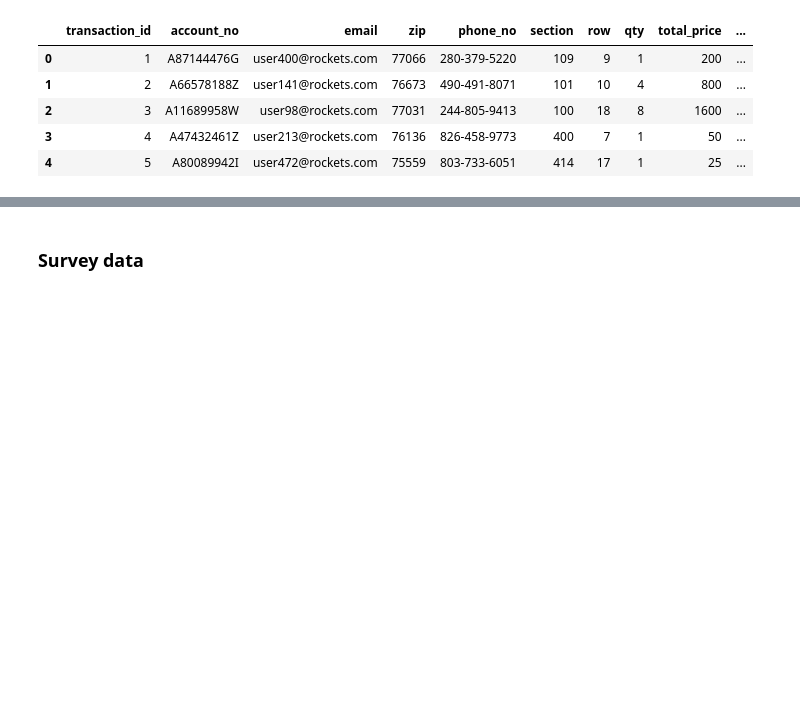
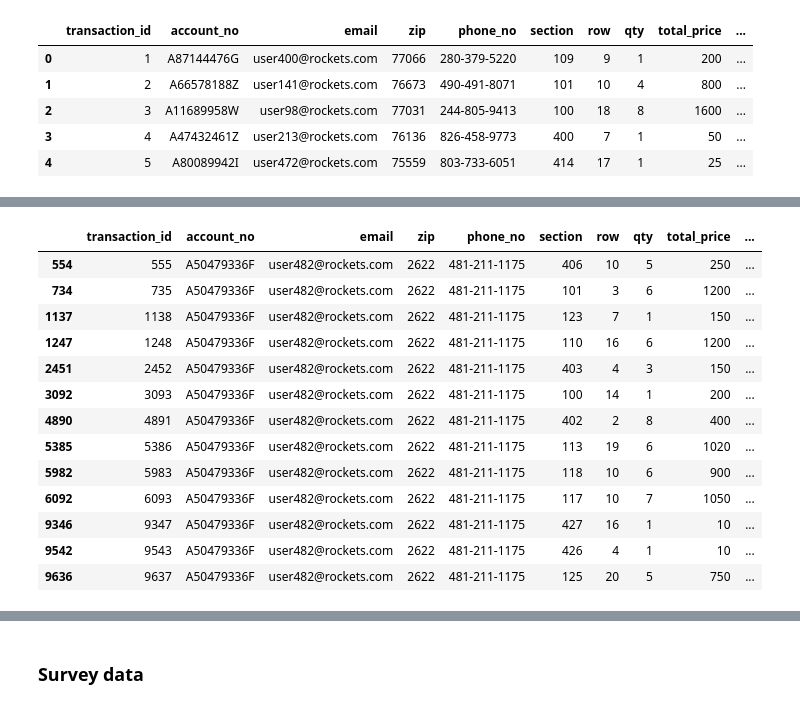
Before and after one commit to mil2tech/DE-NBA-HOU, a Jupyter notebook: jarrid_workbook.ipynb, the cells around one changed output, grey strips where cells are left out. Cells and saved outputs as stored; diff of their text form; code cells hidden in the pictures; blank space fills up the shorter version.

```diff
--- a/jarrid_workbook.ipynb
+++ b/jarrid_workbook.ipynb
@@ -230,0 +311,18 @@ ticket_data.head()
+# %%
+# verification of email is only associated with zip 2622
+ticket_data[ticket_data['email'] == 'user482@rockets.com']
+# %% [output]
+|  | transaction_id | account_no | email | zip | phone_no | section | row | qty | total_price | ... |
+| 554 | 555 | A50479336F | user482@rockets.com | 2622 | 481-211-1175 | 406 | 10 | 5 | 250 | ... |
+| 734 | 735 | A50479336F | user482@rockets.com | 2622 | 481-211-1175 | 101 | 3 | 6 | 1200 | ... |
+| 1137 | 1138 | A50479336F | user482@rockets.com | 2622 | 481-211-1175 | 123 | 7 | 1 | 150 | ... |
+| 1247 | 1248 | A50479336F | user482@rockets.com | 2622 | 481-211-1175 | 110 | 16 | 6 | 1200 | ... |
+| 2451 | 2452 | A50479336F | user482@rockets.com | 2622 | 481-211-1175 | 403 | 4 | 3 | 150 | ... |
+| 3092 | 3093 | A50479336F | user482@rockets.com | 2622 | 481-211-1175 | 100 | 14 | 1 | 200 | ... |
+| 4890 | 4891 | A50479336F | user482@rockets.com | 2622 | 481-211-1175 | 402 | 2 | 8 | 400 | ... |
+| 5385 | 5386 | A50479336F | user482@rockets.com | 2622 | 481-211-1175 | 113 | 19 | 6 | 1020 | ... |
+| 5982 | 5983 | A50479336F | user482@rockets.com | 2622 | 481-211-1175 | 118 | 10 | 6 | 900 | ... |
+| 6092 | 6093 | A50479336F | user482@rockets.com | 2622 | 481-211-1175 | 117 | 10 | 7 | 1050 | ... |
+| 9346 | 9347 | A50479336F | user482@rockets.com | 2622 | 481-211-1175 | 427 | 16 | 1 | 10 | ... |
+| 9542 | 9543 | A50479336F | user482@rockets.com | 2622 | 481-211-1175 | 426 | 4 | 1 | 10 | ... |
+| 9636 | 9637 | A50479336F | user482@rockets.com | 2622 | 481-211-1175 | 125 | 20 | 5 | 750 | ... |
```
Also changed, not shown: parts of 65 cells of this notebook.
